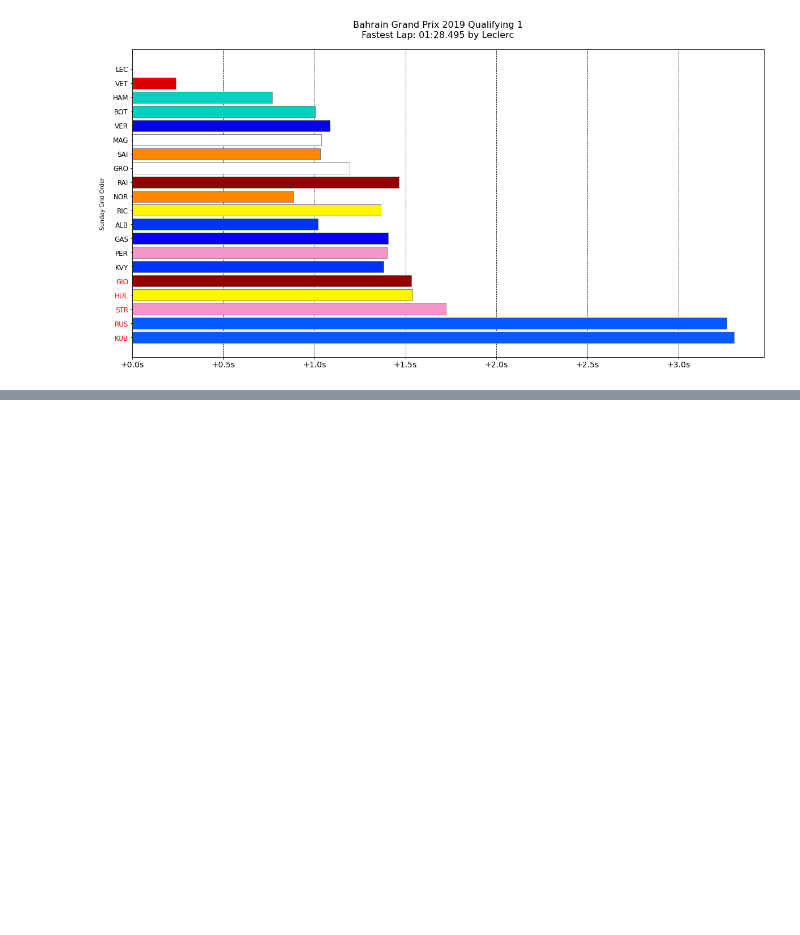
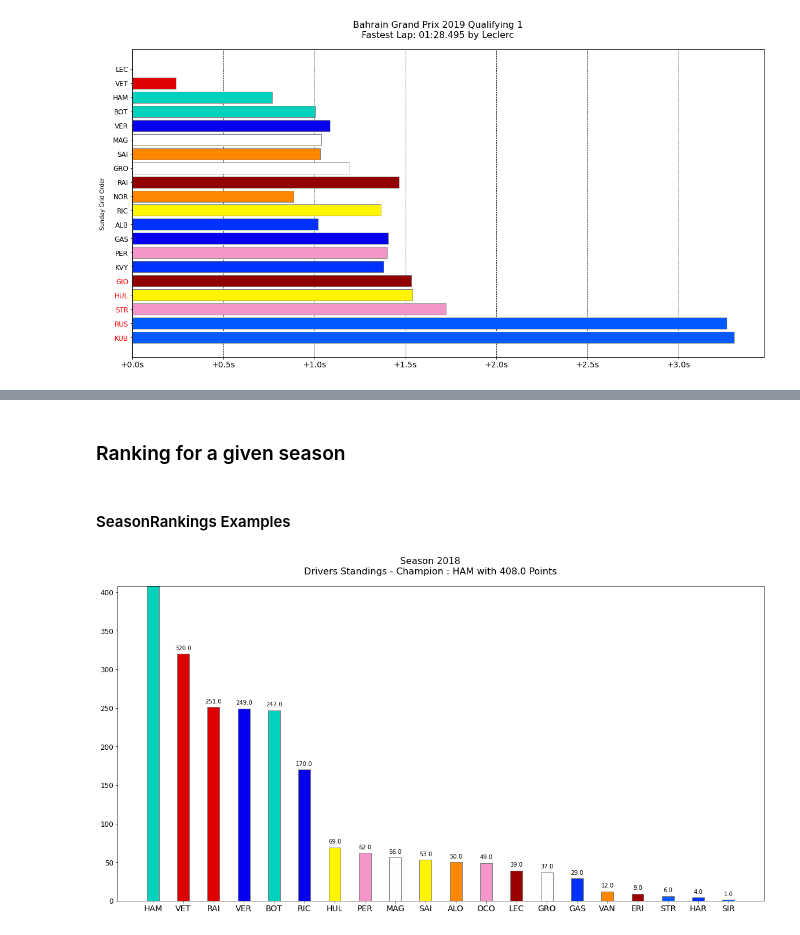
Before and after one commit to benptr/F1_ML_Prediction, a Jupyter notebook: ProjetF1_notebook/Visual analysis.ipynb, the cells around one changed output, grey strips where cells are left out. Drawn from its saved outputs; the diff is of its cells as text; code cells hidden in the pictures; blank space fills up the shorter version.

Commit message:
Visualisation upgraded

```diff
--- a/ProjetF1_notebook/Visual analysis.ipynb
+++ b/ProjetF1_notebook/Visual analysis.ipynb
@@ -294,0 +300,2 @@ code           status
+# %%
+races = df[df["sessionName"] == "Race"]
@@ -294,0 +323,2 @@ code           status
+# %% [markdown]
+### Ranking for a given season
@@ -294,0 +396,6 @@ code           status
+# %% [markdown]
+#### SeasonRankings Examples
+# %%
+SeasonRankings(2018, False)
+# %% [output]
+[figure, added]
```
Also changed, not shown: parts of 16 cells of this notebook.
